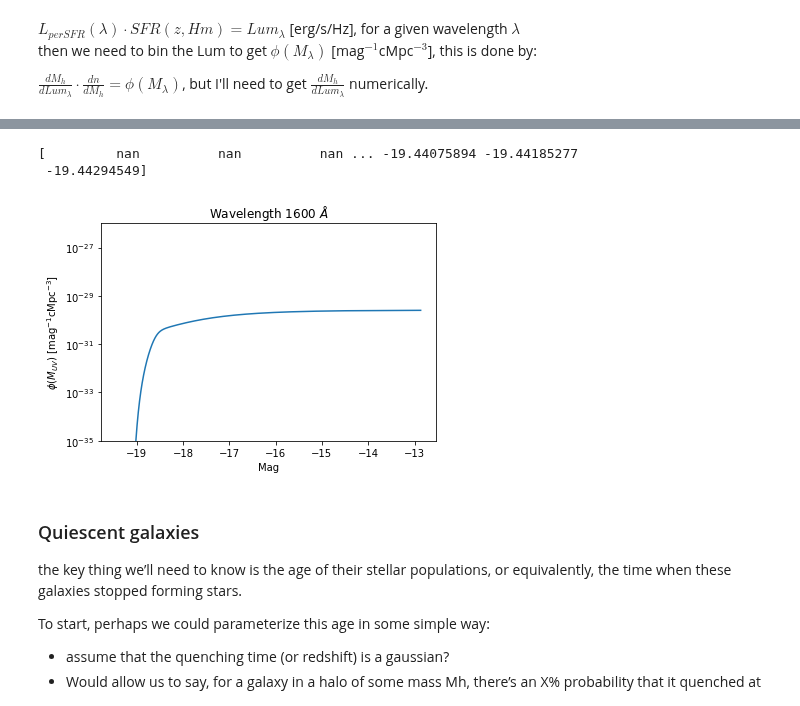
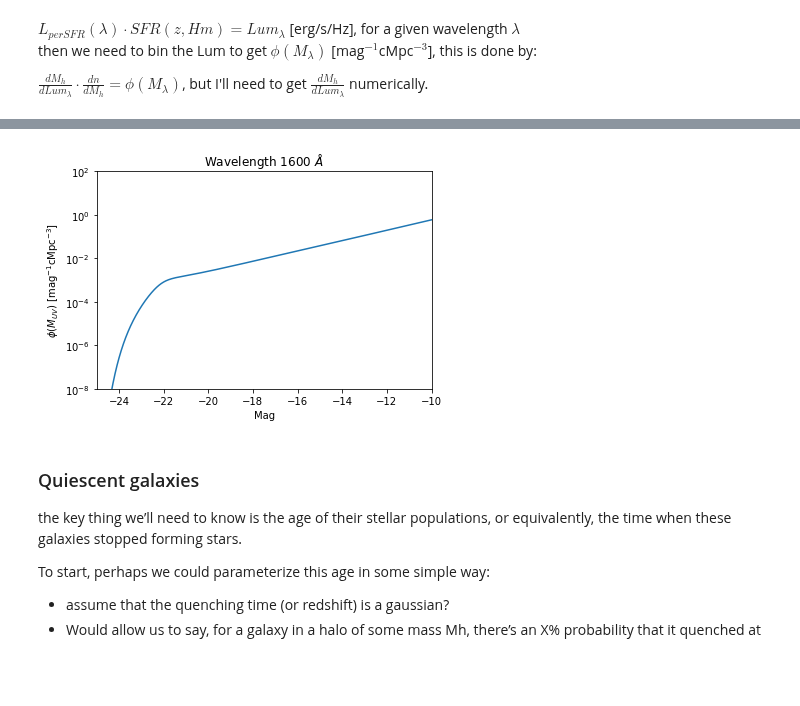
Before and after one commit to eklem1/GalaxySim, a Jupyter notebook: Gen_LF.ipynb, the cells around one changed output, grey strips where cells are left out. Saved outputs shown, nothing was run; the diff lists cells and outputs as text; code cells hidden in the pictures; blank space fills up the shorter version.

```diff
--- a/Gen_LF.ipynb
+++ b/Gen_LF.ipynb
@@ -69,29 +106,26 @@ z = 1
 Lsun = ares.physics.Constants.lsun
 
 Hm = pop_halo.halos.tab_M
-# Hm = np.linspace(10, 15, 20)
 
-# [erg / s / Hz / (Msun / yr)] * (Msun)
+# print("L_per_sfr: {}".format(pop.src.L_per_sfr(lamda)))
 
-print("L_per_sfr: {}".format(pop.src.L_per_sfr(lamda)))
+Lum = pop.src.L_per_sfr(lamda) * 10**pop.SFR(z, Hm, True, log10=False) #[erg/s/Hz]
 
-Lum = pop.src.L_per_sfr(lamda) * pop.SFR(z, Hm, True, log10=False) #[erg/s/Hz]
-# i want to do / ares.physics.Constants.g_per_msun as it makes the numbers bigger
-# (maybe too big) but that seems wrong
+# print(Lum)
 
-print(Lum)
+#plotting just lum
+# pl.plot(Hm, Lum)
+# pl.xlabel('Hm')
+# pl.ylabel('Lum [erg/s/Hz]')
+# pl.show()
 
-pl.plot(Hm, Lum)
-pl.xlabel('Hm')
-pl.ylabel('Lum [erg/s/Hz]')
-pl.show()
+dLdM = dL_dM(z, Lum, Hm)
 
-dLdM = np.abs(dL_dM(z, Lum, Hm))
-print(dLdM)
+# print(dLdM)
 
 k = np.argmin(np.abs(z - pop_halo.halos.tab_z))
 dndM = pop_halo.halos.tab_dndm[k, :][:-1]
-print(dndM)
+# print(dndM)
 
 LF = dndM/dLdM
 
@@ -106,7 +140,7 @@ pl.xlabel('Lum [erg/s/Hz]')
 pl.title('Wavelength {} $\AA$'.format(lamda))
 
 # pl.ylim(1e-15,)
-pl.ylim(1e-40,1e-18)
+# pl.ylim(1e-40,1e-18)
 
 pl.show()
 # %% [output]
@@ -135,22 +148,31 @@ print(LF)
 # %%
 MagSys = ares.util.MagnitudeSystem()
 mag = MagSys.L_to_MAB(Lum, z=z)
-print(mag) #all nans for z = 0
+# print(mag) #all nans for z = 0
+
+dLdM = np.abs(dL_dM(z, mag, Hm))
+
+# print(dLdM)
+
+# k = np.argmin(np.abs(z - pop_halo.halos.tab_z))
+# dndM = pop_halo.halos.tab_dndm[k, :][:-1]
+# print(dndM)
+
+LF = dndM/dLdM
 
 pl.semilogy(mag[:-1], LF)
 
 pl.ylabel('$\phi(M_{UV})$ [mag$^{-1}$cMpc$^{-3}$]')
 pl.xlabel('Mag')
 pl.title('Wavelength {} $\AA$'.format(lamda))
 
-pl.ylim(1e-35,1e-26)
-# pl.ylim(1e-10,)
+# pl.ylim(1e-35,1e-26)
+pl.ylim(1e-8,1e2)
+pl.xlim(-25,-10)
 
 pl.show()
 # %% [output]
-[         nan          nan          nan ... -19.44075894 -19.44185277
- -19.44294549]
-[figure, old version]
+[figure, new version]
 # %% [markdown]
 ### Quiescent galaxies
 the key thing we’ll need to know is the age of their stellar populations, or equivalently, the time when these galaxies stopped forming stars.
```
Also changed, not shown: parts of 7 cells of this notebook.
